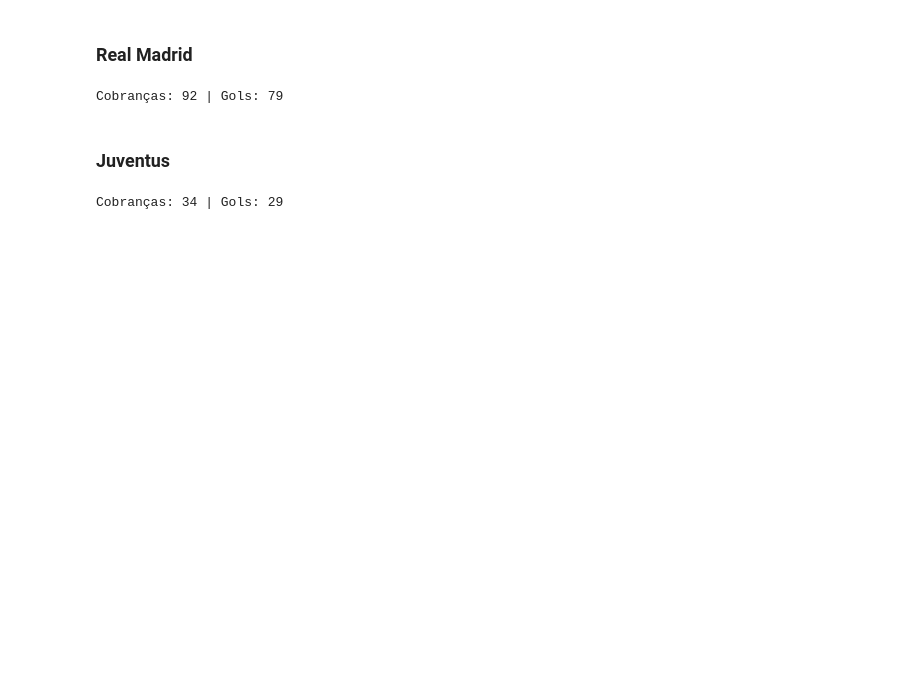
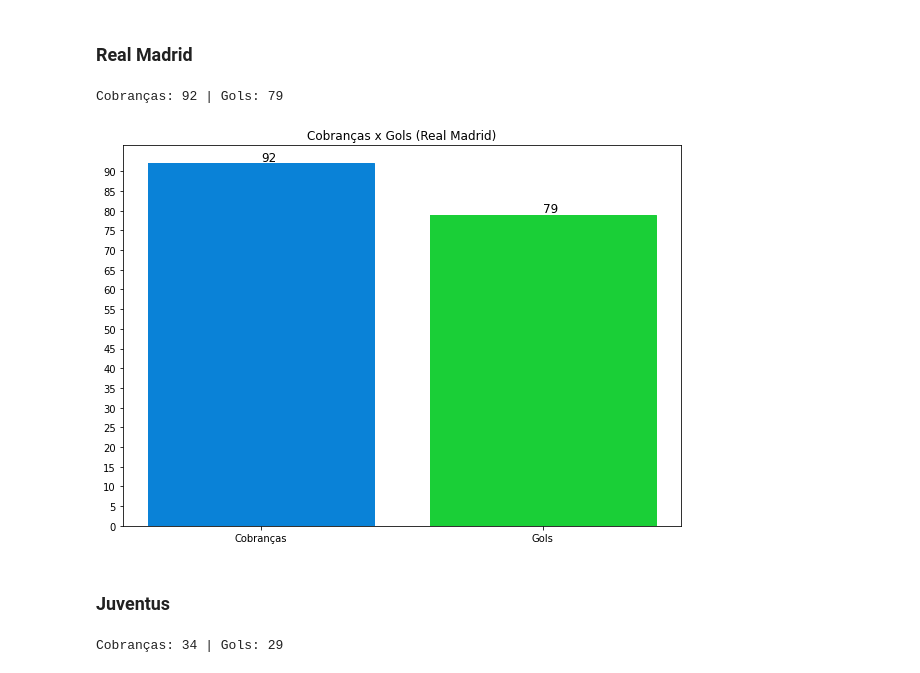
Before and after one commit to EduardoShoiti/DataScience_CR7_penaltis, a Jupyter notebook: cr7_Penaltis.ipynb, the cells around one changed output. Saved outputs shown, nothing was run; the diff lists cells and outputs as text; code cells hidden in the pictures; blank space fills up the shorter version.

```diff
--- a/cr7_Penaltis.ipynb
+++ b/cr7_Penaltis.ipynb
@@ -152,6 +138,25 @@ total_gols_real = df_real_madrid['Gol?'].sum()
 print(f'Cobranças: {total_cobrancas_real} | Gols: {total_gols_real}')
 # %% [output]
 Cobranças: 92 | Gols: 79
+# %%
+plt.figure(figsize=(10, 7))
+
+names = ['Cobranças', 'Gols']
+valores = [total_cobrancas_real, total_gols_real]
+
+plt.bar(names, valores)
+plt.yticks(np.arange(0, total_cobrancas_real + 1, 5))
+barlist = plt.bar(names, valores)
+barlist[0].set_color('#0a82d7')
+barlist[1].set_color('#1acf37')
+
+plt.text(x = names[0], y = valores[0]+0.6, s = total_cobrancas_real, fontsize = 12)
+plt.text(x = names[1], y = valores[1]+0.6, s = total_gols_real, fontsize = 12)
+plt.title('Cobranças x Gols (Real Madrid)')
+
+plt.show()
+# %% [output]
+[figure, added]
 # %% [markdown]
 ### Juventus
 # %%
```
Also changed, not shown: parts of 15 cells of this notebook.
